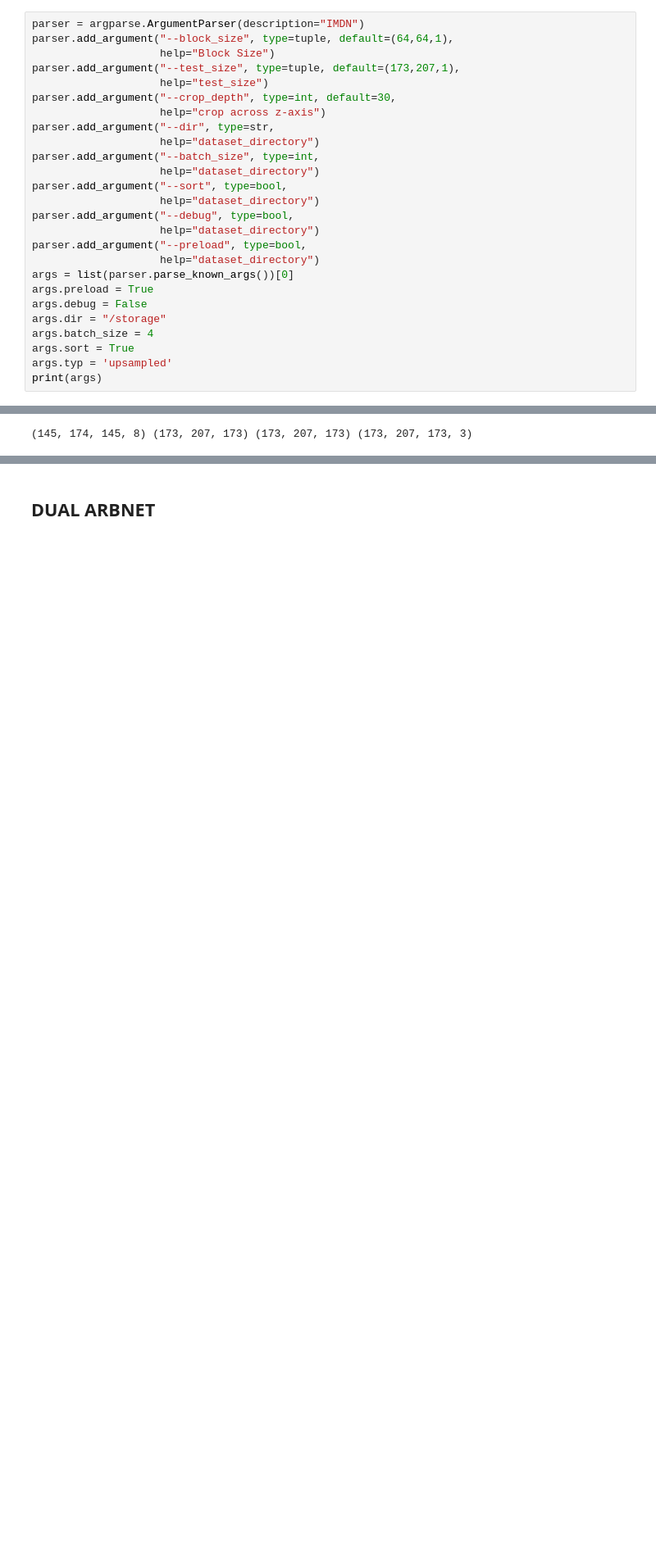
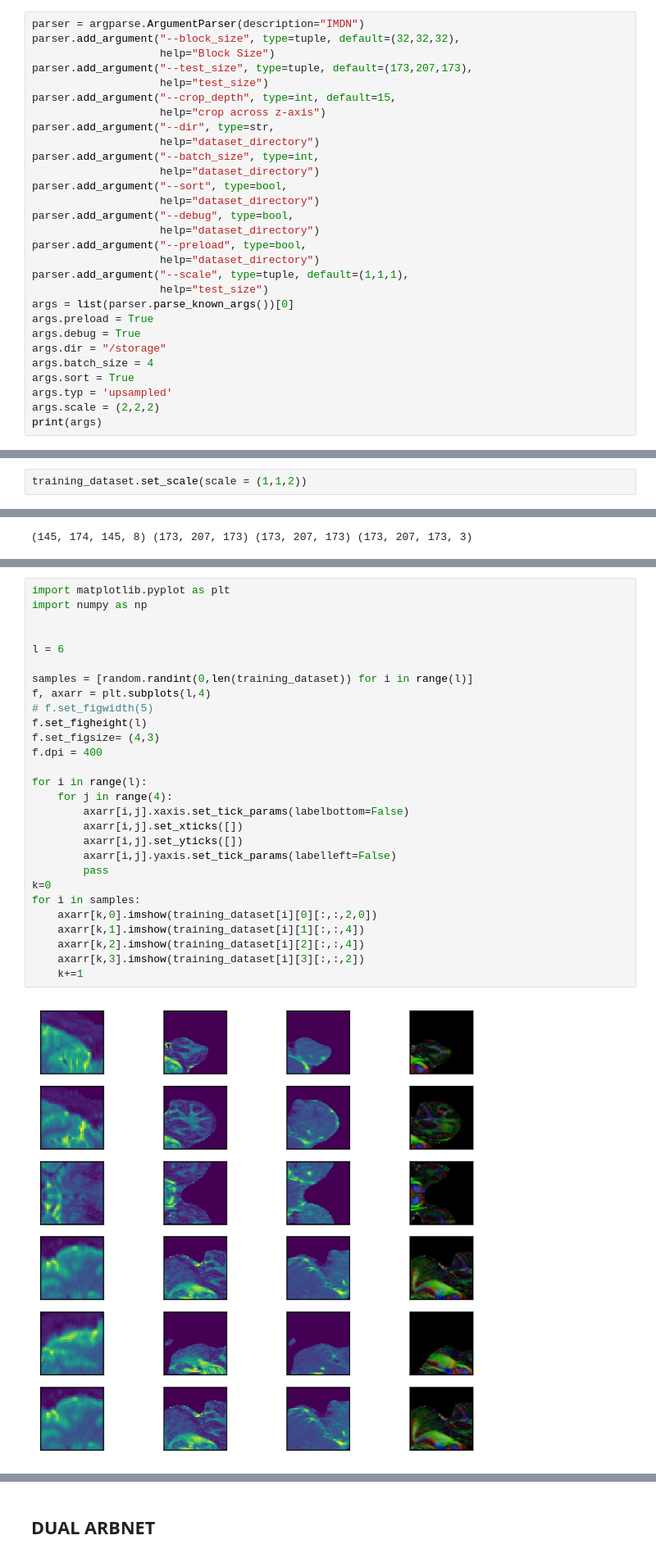
Before and after one commit to arihantjain124/HCP_SR, a Jupyter notebook: Testing Training Script.ipynb, the cells around one changed output, grey strips where cells are left out. Shown at 82% size. Cells and saved outputs as stored; diff of their text form; blank space fills up the shorter version.

Commit message:
Model is working working on training script

```diff
--- a/Testing Training Script.ipynb
+++ b/Testing Training Script.ipynb
@@ -17,10 +20,10 @@ import cucim.skimage.metrics as met
 # %%
 parser = argparse.ArgumentParser(description="IMDN")
-parser.add_argument("--block_size", type=tuple, default=(64,64,1),
+parser.add_argument("--block_size", type=tuple, default=(32,32,32),
                     help="Block Size")
-parser.add_argument("--test_size", type=tuple, default=(173,207,1),
+parser.add_argument("--test_size", type=tuple, default=(173,207,173),
                     help="test_size")
-parser.add_argument("--crop_depth", type=int, default=30,
+parser.add_argument("--crop_depth", type=int, default=15,
                     help="crop across z-axis")
 parser.add_argument("--dir", type=str,
                     help="dataset_directory")
@@ -32,12 +35,15 @@ parser.add_argument("--debug", type=bool,
                     help="dataset_directory")
 parser.add_argument("--preload", type=bool,
                     help="dataset_directory")
+parser.add_argument("--scale", type=tuple, default=(1,1,1),
+                    help="test_size")
 args = list(parser.parse_known_args())[0]
 args.preload = True
-args.debug = False
+args.debug = True
 args.dir = "/storage"
 args.batch_size = 4
 args.sort = True
 args.typ = 'upsampled'
+args.scale = (2,2,2)
 print(args)
 # %% [output]
@@ -57,0 +70,2 @@ number of common Subjects  171
+# %%
+training_dataset.set_scale(scale = (1,1,2))
@@ -79,0 +105,30 @@ array([ 489,  965, 1437, 1942, 2413])
+# %%
+import matplotlib.pyplot as plt
+import numpy as np
+
+
+l = 6
+
+samples = [random.randint(0,len(training_dataset)) for i in range(l)]
+f, axarr = plt.subplots(l,4)
+# f.set_figwidth(5)
+f.set_figheight(l)
+f.set_figsize= (4,3)
+f.dpi = 400
+
+for i in range(l):
+    for j in range(4):
+        axarr[i,j].xaxis.set_tick_params(labelbottom=False)
+        axarr[i,j].set_xticks([])
+        axarr[i,j].set_yticks([])
+        axarr[i,j].yaxis.set_tick_params(labelleft=False)
+        pass
+k=0
+for i in samples:
+    axarr[k,0].imshow(training_dataset[i][0][:,:,2,0])
+    axarr[k,1].imshow(training_dataset[i][1][:,:,4])
+    axarr[k,2].imshow(training_dataset[i][2][:,:,4])
+    axarr[k,3].imshow(training_dataset[i][3][:,:,2])
+    k+=1
+# %% [output]
+[figure, added]
```
Also changed, not shown: parts of 37 cells of this notebook, 4 other files.
